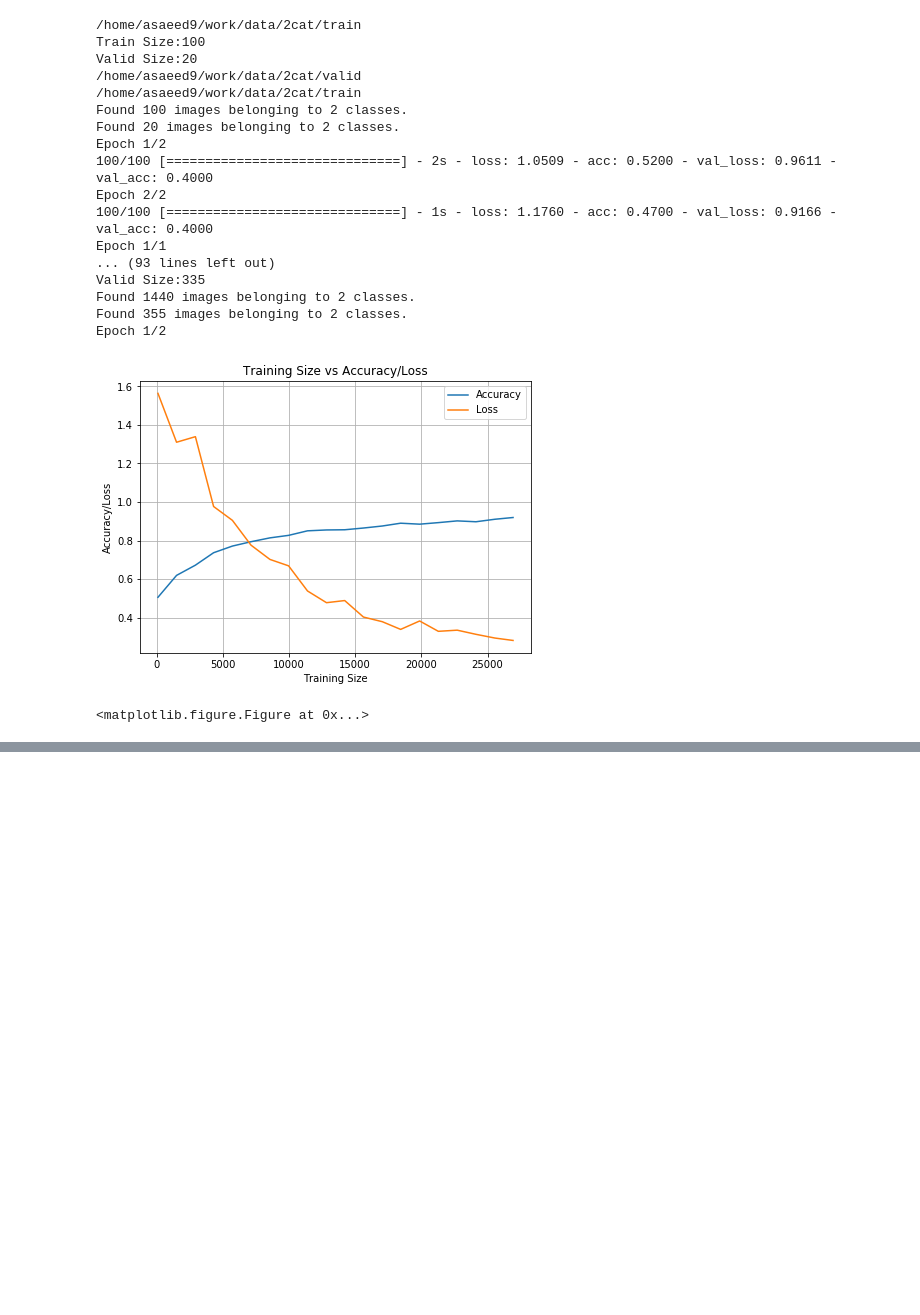
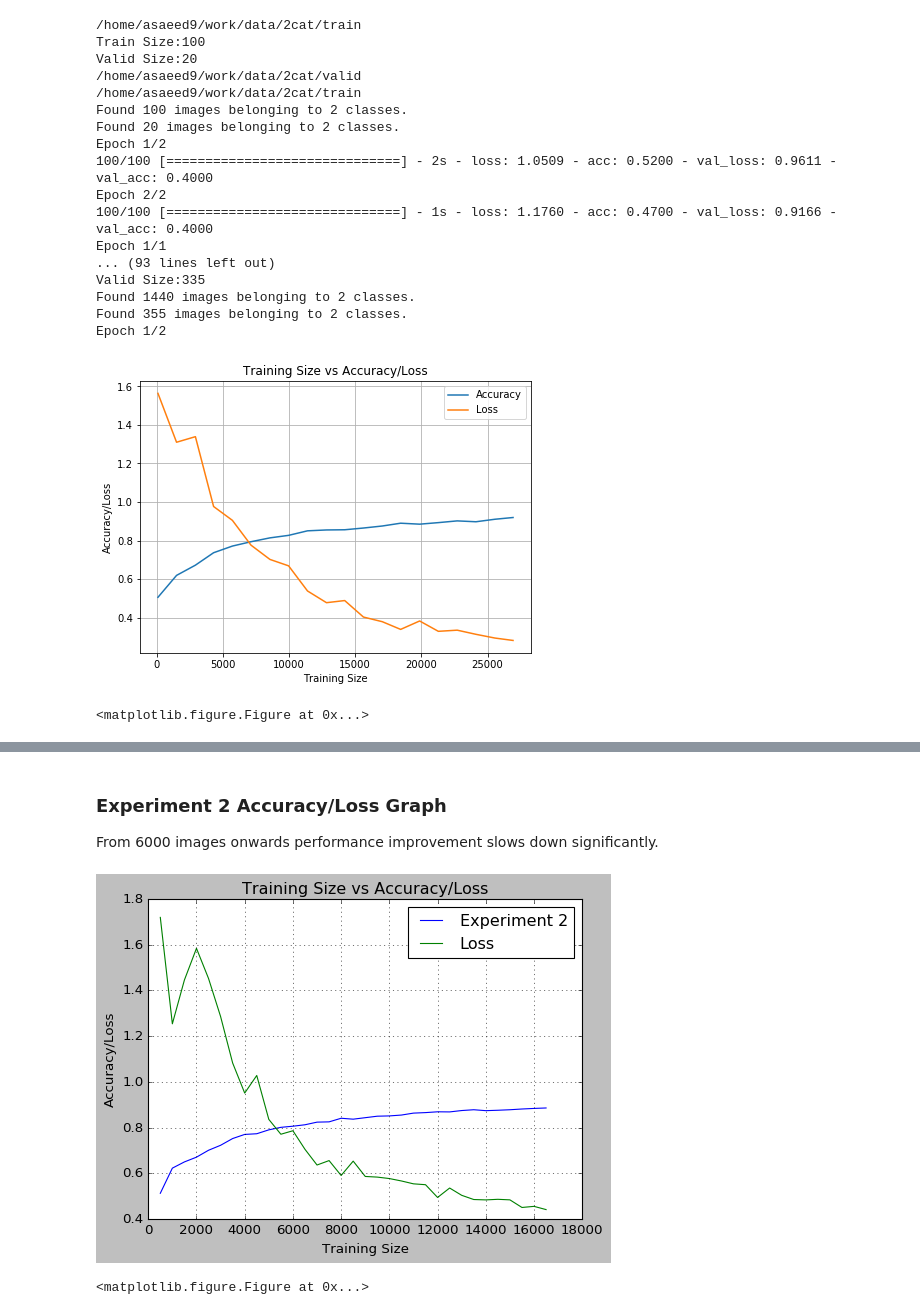
Before and after one commit to asaeed9/deeplearning, a Jupyter notebook: cnn_exp2_12102017_iter2.ipynb, the cells around one changed output, grey strips where cells are left out. Cells and saved outputs as stored; diff of their text form; code cells hidden in the pictures; blank space fills up the shorter version.

```diff
--- a/cnn_exp2_12102017_iter2.ipynb
+++ b/cnn_exp2_12102017_iter2.ipynb
@@ -395,7 +418,7 @@ for i in range(200):
 #     accuracy_array.append(accuracy)
 
     #get the top 100, most confused images
-    retrain_idx = np.argsort(probs[:,0] - probs[:, 1])[:retrain_size]
+    retrain_idx = np.argsort(abs(0.5 - probs[:, 1]))[:retrain_size]
     #print(len(retrain_idx))
 
     retrain_set = [test_batches.filenames[i] for i in retrain_idx]
@@ -482,0 +518,12 @@ generate_size_graph(1, training_set_size, accuracy_array, loss_array, min(traini
+# %% [markdown]
+### Experiment 2 Accuracy/Loss Graph
+
+From 6000 images onwards performance improvement slows down significantly.
+# %%
+training_set_size = [500, 1000, 1500, 2000, 2500, 3000, 3500, 4000, 4500, 5000, 5500, 6000, 6500, 7000, 7500, 8000, 8500, 9000, 9500, 10000, 10500, 11000, 11500, 12000, 12500, 13000, 13500, 14000, 14500, 15000, 15500, 16000, 16500]
+accuracy = [0.51249999999999996, 0.62250000000000005, 0.64975000000000005, 0.67049999999999998, 0.70074999999999998, 0.72250000000000003, 0.752, 0.77000000000000002, 0.77300000000000002, 0.79000000000000004, 0.80100000000000005, 0.80600000000000005, 0.81225000000000003, 0.82374999999999998, 0.82499999999999996, 0.84075, 0.83674999999999999, 0.84325000000000006, 0.84975000000000001, 0.85099999999999998, 0.85475000000000001, 0.86324999999999996, 0.86550000000000005, 0.86899999999999999, 0.86850000000000005, 0.87450000000000006, 0.878, 0.874, 0.87575000000000003, 0.878, 0.88124999999999998, 0.88375000000000004, 0.88575000000000004]
+loss = [1.7195220189392566, 1.2539361299872398, 1.4456731276512147, 1.5841358249187469, 1.4523598279953003, 1.2858898857235908, 1.0826573655605316, 0.95096716737747189, 1.0279206389188766, 0.83582639348506926, 0.77082849466800685, 0.78607614052295682, 0.70489064145088198, 0.6361833238601684, 0.65552988266944889, 0.59045365494489666, 0.65322115015983584, 0.58612769988179203, 0.58330657976865763, 0.57694315390288831, 0.56637989145517353, 0.55384470999240876, 0.55002875725924971, 0.49424531427025797, 0.53553130982816222, 0.5036324218511582, 0.48521394772827625, 0.48355614431947469, 0.48614467553049329, 0.48374564042687418, 0.45046025936305523, 0.45528628567606211, 0.44116007470898333]
+generate_size_graph_al(1, training_set_size, accuracy, loss, min(training_set_size), max(training_set_size))
+# %% [output]
+[figure, added]
+<matplotlib.figure.Figure at 0x...>
```
Also changed, not shown: parts of 16 cells of this notebook, 10 other files.
